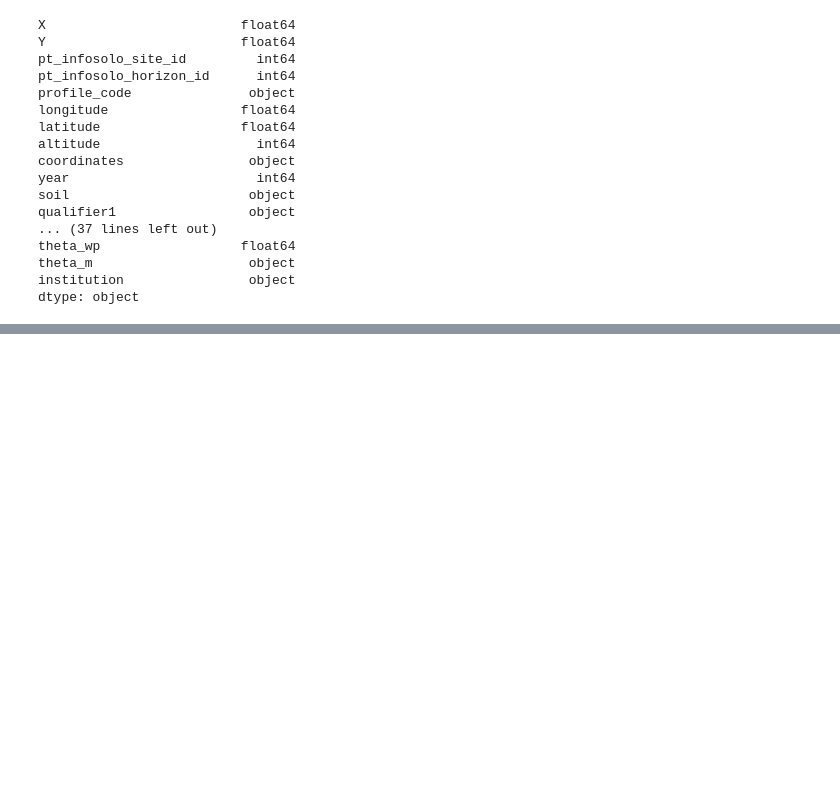
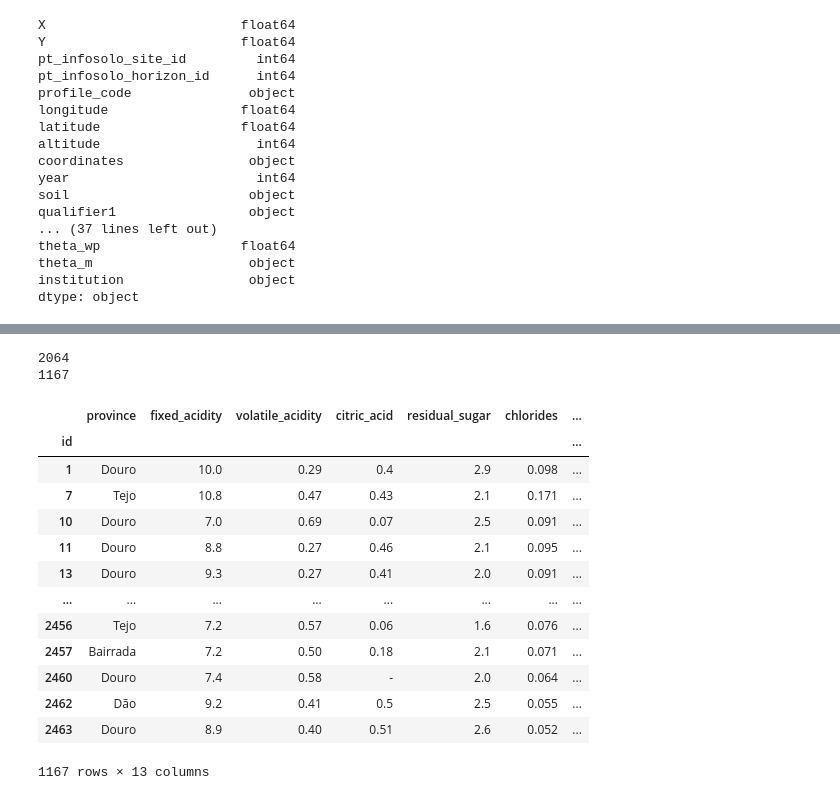
Before and after one commit to Johanvandeglind/cm_red_wine_group_7, a Jupyter notebook: Test_Geo.ipynb, the cells around one changed output, grey strips where cells are left out. Saved outputs shown, nothing was run; the diff lists cells and outputs as text; code cells hidden in the pictures; blank space fills up the shorter version.

```diff
--- a/Test_Geo.ipynb
+++ b/Test_Geo.ipynb
@@ -131,0 +282,21 @@ Created in <span style='font-weight:600;margin-left:4px;'>Deepnote</span></a>
+# %%
+#http://maps.googleapis.com/maps/api/geocode/json?latlng=40.714224,-73.961452&sensor=false
+
+import requests
+import googlemaps
+gmaps = googlemaps.Client(key='AIzaSyAGB87IpIn12wgutDClLs3sn65B-HMxVHM')
+locations={}
+
+for i in range(0,len(geo_tmp)):
+    #pas op, longitude/latitude andersom bij google
+    la_lo = (str(geo['latitude'].iloc[i]) + "," + str(geo['longitude'].iloc[i]))
+    full_loc = gmaps.reverse_geocode(la_lo)
+    for x in range(len(full_loc)-1):
+        locations[f'{i}_{x}'] = gmaps.reverse_geocode(la_lo)[x]
+        locations[f'{i}_{x}']['latitude'] = geo['latitude'].iloc[i]
+        locations[f'{i}_{x}']['longitude'] = geo['longitude'].iloc[i]
+        locations[f'{i}_{x}'].pop('types')
+print(len(locations))
+big_lo_la_df = pd.DataFrame.from_dict(locations).transpose()
+
+big_lo_la_df
@@ -131,0 +364,5 @@ Created in <span style='font-weight:600;margin-left:4px;'>Deepnote</span></a>
+# %%
+copy_province_soil = province_soil.copy()
+for key, val in copy_province_soil.items():
+    copy_province_soil[key] = max(set(val), key=val.count)
+copy_province_soil
@@ -131,0 +400,34 @@ Created in <span style='font-weight:600;margin-left:4px;'>Deepnote</span></a>
+# %%
+df_tmp = df.copy()
+df_tmp.dropna(inplace=True)
+# %%
+def replace_province(x):
+    return copy_province_soil[x]
+# %%
+# Here we make en temporary dataset without nan values
+# ['fixed_acidity','volatile_acidity','citric_acid','residual_sugar','chlorides','free_sulfur_dioxide','total_sulfur_dioxide','density','sulphates','alcohol']
+X = df_tmp.drop(['points','country','description','designation','price','taster_name','title','variety','winery'],axis=1)
+#X.set_index('province')
+print(len(X))
+X = X[X['province'].isin(copy_province_soil.keys())]
+print(len(X))
+X['soil'] = X['province'].copy()
+X['soil'] = X['soil'].map(replace_province)
+X
+# %% [output]
+2064
+1167
+|  | province | fixed_acidity | volatile_acidity | citric_acid | residual_sugar | chlorides | ... |
+| id |  |  |  |  |  |  | ... |
+| 1 | Douro | 10.0 | 0.29 | 0.4 | 2.9 | 0.098 | ... |
+| 7 | Tejo | 10.8 | 0.47 | 0.43 | 2.1 | 0.171 | ... |
+| 10 | Douro | 7.0 | 0.69 | 0.07 | 2.5 | 0.091 | ... |
+| 11 | Douro | 8.8 | 0.27 | 0.46 | 2.1 | 0.095 | ... |
+| 13 | Douro | 9.3 | 0.27 | 0.41 | 2.0 | 0.091 | ... |
+| ... | ... | ... | ... | ... | ... | ... | ... |
+| 2456 | Tejo | 7.2 | 0.57 | 0.06 | 1.6 | 0.076 | ... |
+| 2457 | Bairrada | 7.2 | 0.50 | 0.18 | 2.1 | 0.071 | ... |
+| 2460 | Douro | 7.4 | 0.58 | - | 2.0 | 0.064 | ... |
+| 2462 | Dão | 9.2 | 0.41 | 0.5 | 2.5 | 0.055 | ... |
+| 2463 | Douro | 8.9 | 0.40 | 0.51 | 2.6 | 0.052 | ... |
+1167 rows × 13 columns
```
Also changed, not shown: parts of 29 cells of this notebook, 6 other files.
